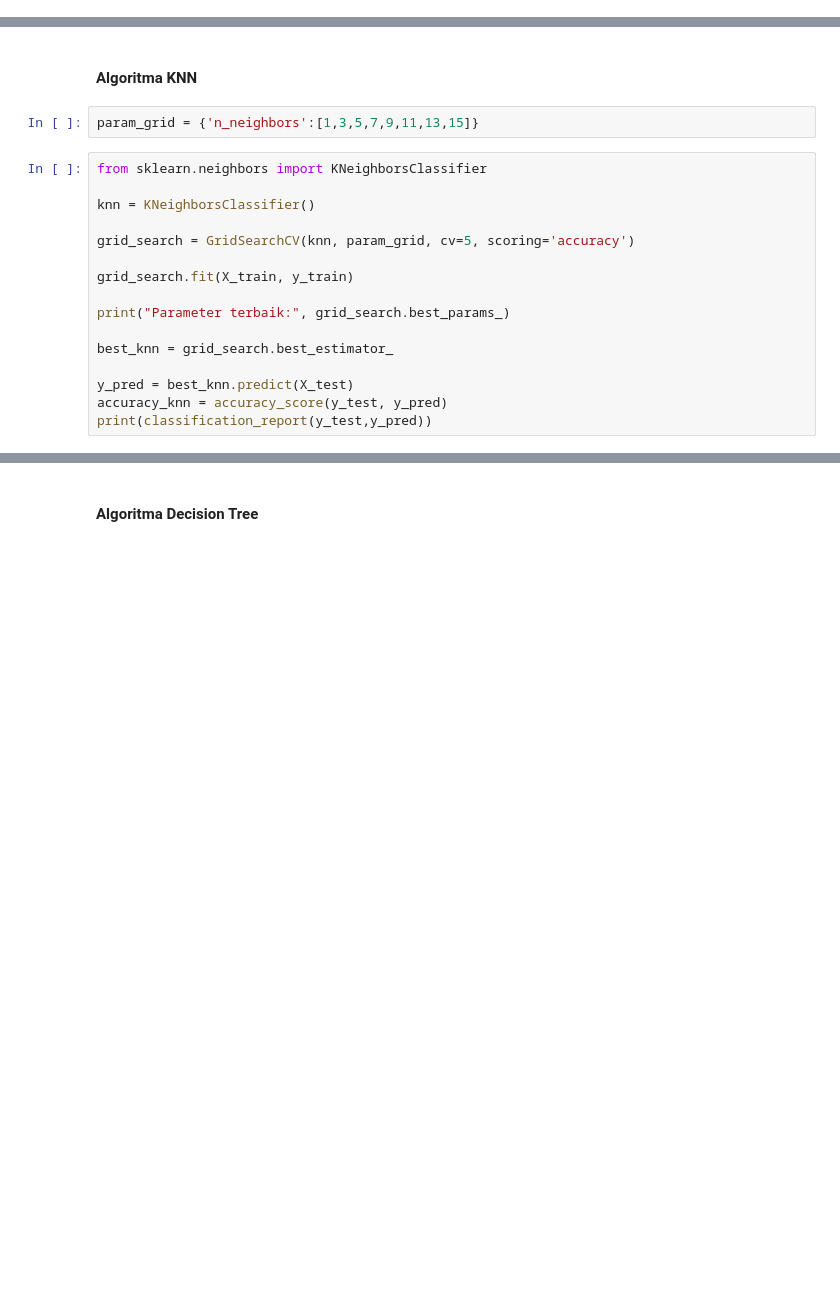
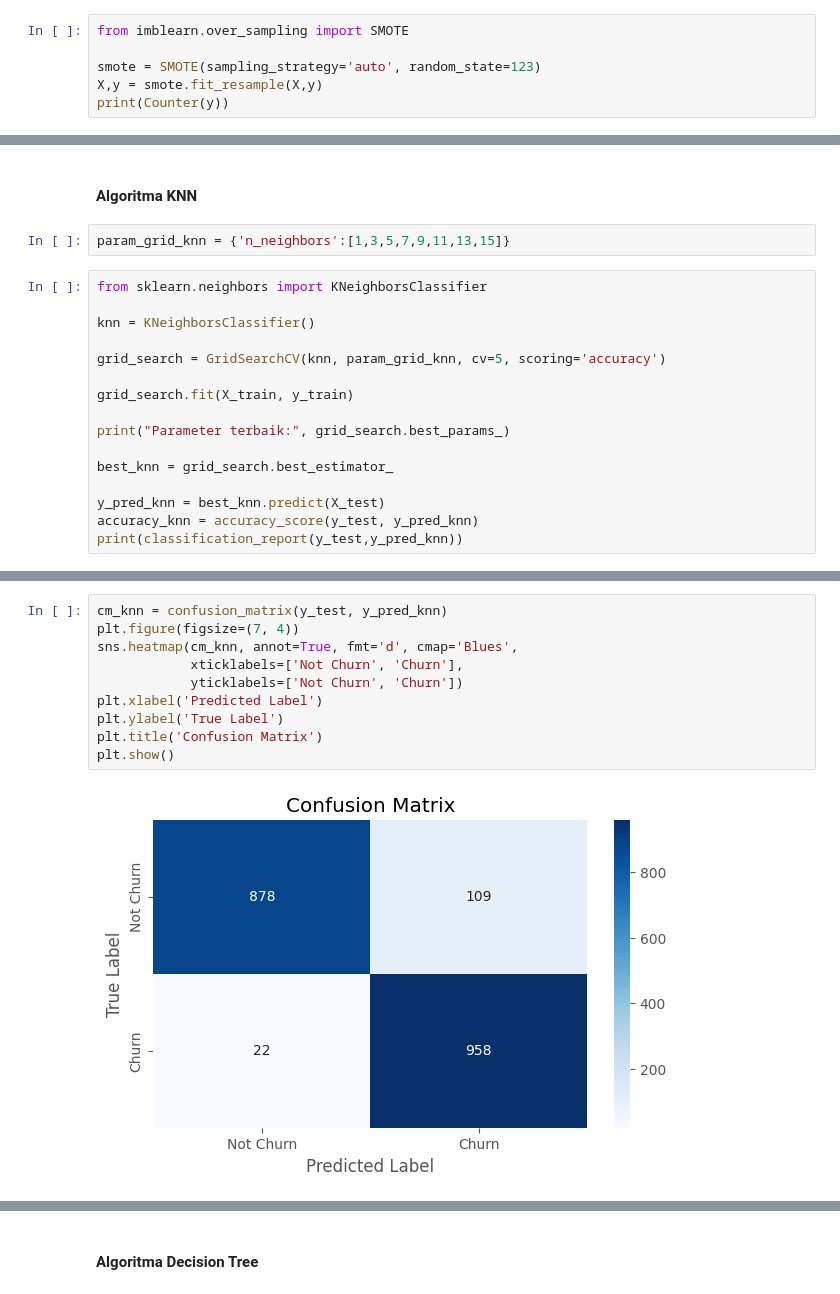
Before and after one commit to lukyg/Customer_Churn_Classification, a Jupyter notebook: customer_churn.ipynb, the cells around one changed output, grey strips where cells are left out. Saved outputs shown, nothing was run; the diff lists cells and outputs as text; blank space fills up the shorter version.

```diff
--- a/customer_churn.ipynb
+++ b/customer_churn.ipynb
@@ -470,0 +686,6 @@ y = dataset_outlier['churn']
+# %%
+from imblearn.over_sampling import SMOTE
+
+smote = SMOTE(sampling_strategy='auto', random_state=123)
+X,y = smote.fit_resample(X,y)
+print(Counter(y))
@@ -483,13 +708,13 @@ Dataset akan terbagi dengan rasio 0.7 sebagai data train dan 0.3 sebagai data te
 # %% [markdown]
 #### Algoritma KNN
 # %%
-param_grid = {'n_neighbors':[1,3,5,7,9,11,13,15]}
+param_grid_knn = {'n_neighbors':[1,3,5,7,9,11,13,15]}
 # %%
 from sklearn.neighbors import KNeighborsClassifier
 
 knn = KNeighborsClassifier()
 
-grid_search = GridSearchCV(knn, param_grid, cv=5, scoring='accuracy')
+grid_search = GridSearchCV(knn, param_grid_knn, cv=5, scoring='accuracy')
 
 grid_search.fit(X_train, y_train)
 
@@ -497,7 +722,7 @@ print("Parameter terbaik:", grid_search.best_params_)
 
 best_knn = grid_search.best_estimator_
 
-y_pred = best_knn.predict(X_test)
-accuracy_knn = accuracy_score(y_test, y_pred)
-print(classification_report(y_test,y_pred))
+y_pred_knn = best_knn.predict(X_test)
+accuracy_knn = accuracy_score(y_test, y_pred_knn)
+print(classification_report(y_test,y_pred_knn))
 # %% [output]
@@ -512,0 +738,12 @@ weighted avg       0.93      0.94      0.93      1102
+# %%
+cm_knn = confusion_matrix(y_test, y_pred_knn)
+plt.figure(figsize=(7, 4))
+sns.heatmap(cm_knn, annot=True, fmt='d', cmap='Blues',
+            xticklabels=['Not Churn', 'Churn'],
+            yticklabels=['Not Churn', 'Churn'])
+plt.xlabel('Predicted Label')
+plt.ylabel('True Label')
+plt.title('Confusion Matrix')
+plt.show()
+# %% [output]
+[figure, added]
```
Also changed, not shown: parts of 65 cells of this notebook.
